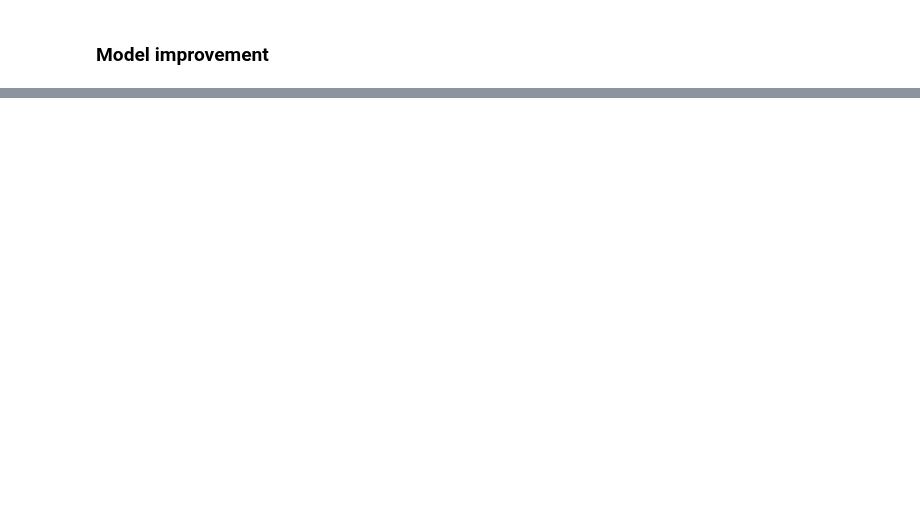
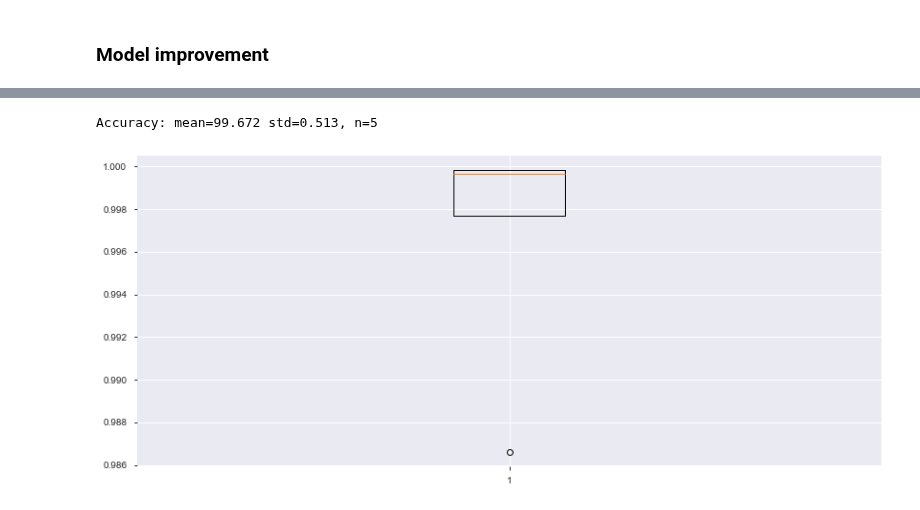
Before and after one commit to jgdelrio/tutorials, a Jupyter notebook: Intro/04_MNIST_Handwritten_Digit_Classification.ipynb, the cells around one changed output, grey strips where cells are left out. Cells and saved outputs as stored; diff of their text form; code cells hidden in the pictures; blank space fills up the shorter version.

```diff
--- a/Intro/04_MNIST_Handwritten_Digit_Classification.ipynb
+++ b/Intro/04_MNIST_Handwritten_Digit_Classification.ipynb
@@ -474,0 +512,6 @@ Accuracy: mean=99.748 std=0.450, n=5
+# %%
+# summarize estimated performance
+summarize_performance(scores3)
+# %% [output]
+Accuracy: mean=99.672 std=0.513, n=5
+[figure, added]
```
Also changed, not shown: parts of 25 cells of this notebook, 8 other files.
